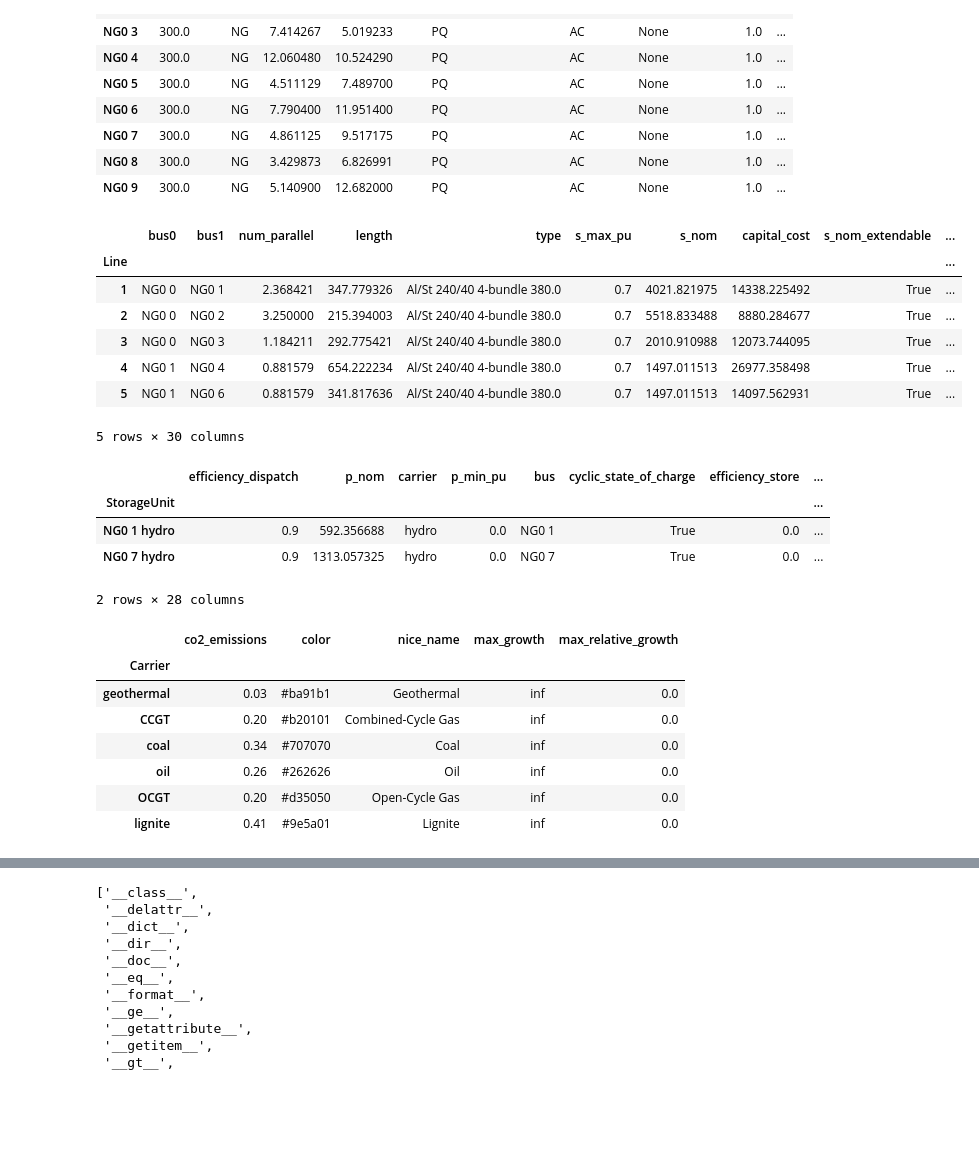
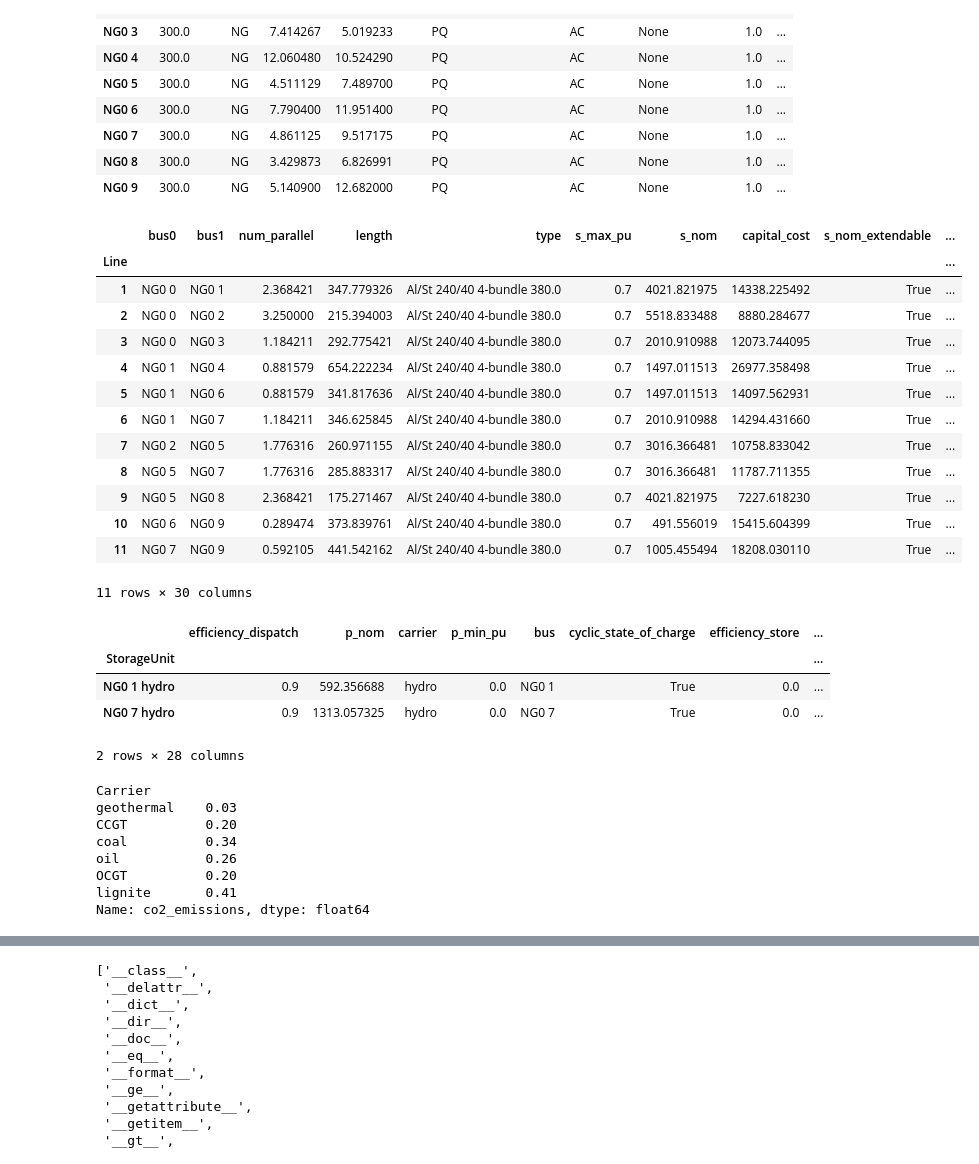
Before and after one commit to drifter089/streamlit_vis, a Jupyter notebook: miltipleconfig copy.ipynb, the cells around one changed output, grey strips where cells are left out. Saved outputs shown, nothing was run; the diff lists cells and outputs as text; code cells hidden in the pictures; blank space fills up the shorter version.

```diff
--- a/miltipleconfig copy.ipynb
+++ b/miltipleconfig copy.ipynb
@@ -118,16 +114,22 @@ n1.buses.head(10)
 | NG0 8 | 300.0 | NG | 3.429873 | 6.826991 | PQ |  | AC |  | None | 1.0 | ... |
 | NG0 9 | 300.0 | NG | 5.140900 | 12.682000 | PQ |  | AC |  | None | 1.0 | ... |
 # %%
-n1.lines.head(5)
+n1.lines
 # %% [output]
 |  | bus0 | bus1 | num_parallel | length | type | s_max_pu | s_nom | capital_cost | s_nom_extendable | ... |
 | Line |  |  |  |  |  |  |  |  |  | ... |
 | 1 | NG0 0 | NG0 1 | 2.368421 | 347.779326 | Al/St 240/40 4-bundle 380.0 | 0.7 | 4021.821975 | 14338.225492 | True | ... |
 | 2 | NG0 0 | NG0 2 | 3.250000 | 215.394003 | Al/St 240/40 4-bundle 380.0 | 0.7 | 5518.833488 | 8880.284677 | True | ... |
 | 3 | NG0 0 | NG0 3 | 1.184211 | 292.775421 | Al/St 240/40 4-bundle 380.0 | 0.7 | 2010.910988 | 12073.744095 | True | ... |
 | 4 | NG0 1 | NG0 4 | 0.881579 | 654.222234 | Al/St 240/40 4-bundle 380.0 | 0.7 | 1497.011513 | 26977.358498 | True | ... |
 | 5 | NG0 1 | NG0 6 | 0.881579 | 341.817636 | Al/St 240/40 4-bundle 380.0 | 0.7 | 1497.011513 | 14097.562931 | True | ... |
+| 6 | NG0 1 | NG0 7 | 1.184211 | 346.625845 | Al/St 240/40 4-bundle 380.0 | 0.7 | 2010.910988 | 14294.431660 | True | ... |
+| 7 | NG0 2 | NG0 5 | 1.776316 | 260.971155 | Al/St 240/40 4-bundle 380.0 | 0.7 | 3016.366481 | 10758.833042 | True | ... |
+| 8 | NG0 5 | NG0 7 | 1.776316 | 285.883317 | Al/St 240/40 4-bundle 380.0 | 0.7 | 3016.366481 | 11787.711355 | True | ... |
+| 9 | NG0 5 | NG0 8 | 2.368421 | 175.271467 | Al/St 240/40 4-bundle 380.0 | 0.7 | 4021.821975 | 7227.618230 | True | ... |
+| 10 | NG0 6 | NG0 9 | 0.289474 | 373.839761 | Al/St 240/40 4-bundle 380.0 | 0.7 | 491.556019 | 15415.604399 | True | ... |
+| 11 | NG0 7 | NG0 9 | 0.592105 | 441.542162 | Al/St 240/40 4-bundle 380.0 | 0.7 | 1005.455494 | 18208.030110 | True | ... |
-5 rows × 30 columns
+11 rows × 30 columns
 # %%
 n1.storage_units
 # %% [output]
@@ -137,14 +139,14 @@ n1.storage_units
 | NG0 7 hydro | 0.9 | 1313.057325 | hydro | 0.0 | NG0 7 | True | 0.0 | ... |
 2 rows × 28 columns
 # %%
-n1.carriers[n1.carriers["co2_emissions"]!=0]
+n1.carriers[n1.carriers["co2_emissions"]!=0]["co2_emissions"]
 # %% [output]
-|  | co2_emissions | color | nice_name | max_growth | max_relative_growth |
-| Carrier |  |  |  |  |  |
-| geothermal | 0.03 | #ba91b1 | Geothermal | inf | 0.0 |
-| CCGT | 0.20 | #b20101 | Combined-Cycle Gas | inf | 0.0 |
-| coal | 0.34 | #707070 | Coal | inf | 0.0 |
-| oil | 0.26 | #262626 | Oil | inf | 0.0 |
-| OCGT | 0.20 | #d35050 | Open-Cycle Gas | inf | 0.0 |
-| lignite | 0.41 | #9e5a01 | Lignite | inf | 0.0 |
+Carrier
+geothermal    0.03
+CCGT          0.20
+coal          0.34
+oil           0.26
+OCGT          0.20
+lignite       0.41
+Name: co2_emissions, dtype: float64
 # %%
```
Also changed, not shown: parts of 4 cells of this notebook, 9 other files.
